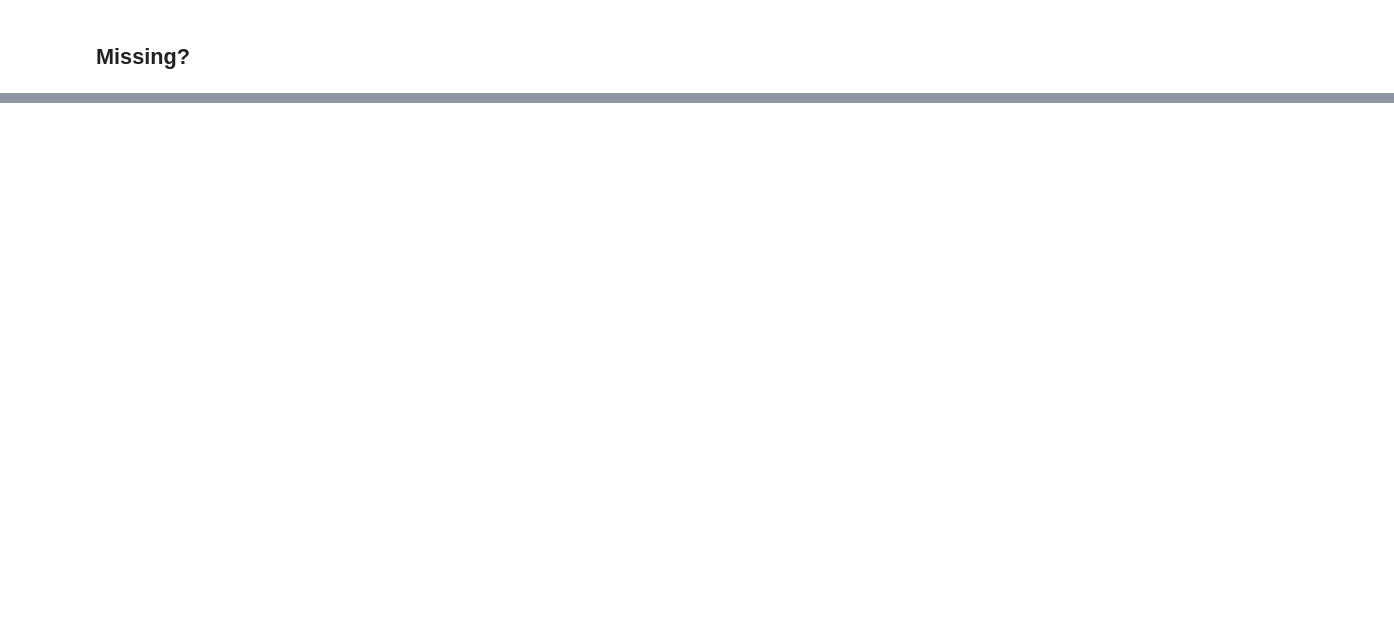
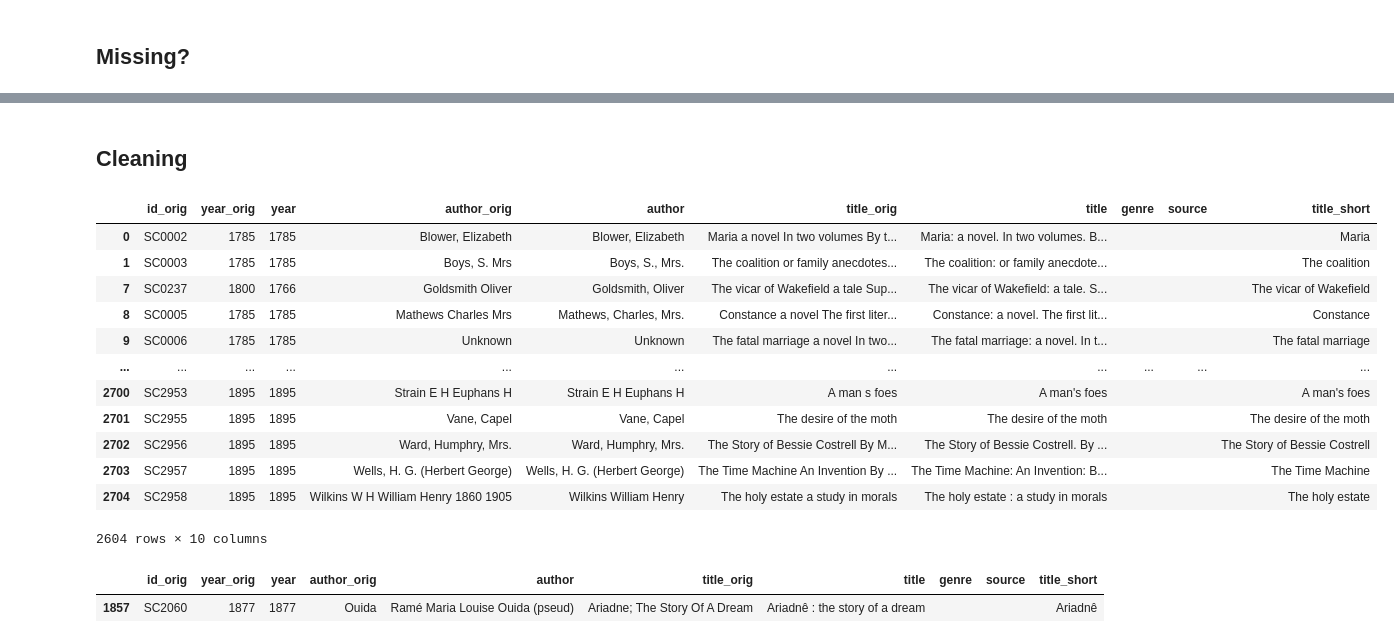
Before and after one commit to quadrismegistus/semanticcohort, a Jupyter notebook: Deduping and Matching Titles.ipynb, the cells around one changed output, grey strips where cells are left out. Saved outputs shown, nothing was run; the diff lists cells and outputs as text; code cells hidden in the pictures; blank space fills up the shorter version.

```diff
--- a/Deduping and Matching Titles.ipynb
+++ b/Deduping and Matching Titles.ipynb
@@ -156,0 +227,3 @@ ll.metadata[ll.metadata.title.str.contains('Evelina')]
+# %%
+scm_ll_dedup = scm_ll[~scm_ll.id_orig.isin(df_dups.id)]
+scm_ll_dedup
@@ -156,0 +280,15 @@ ll.metadata[ll.metadata.title.str.contains('Evelina')]
+# %%
+newdf = scm_ll_dedup[
+    [
+        'id_orig',
+        'year_orig',
+        'year',
+        'author_orig',
+        'author',
+        'title_orig',
+        'title',
+        'genre',
+        'source',
+    ]
+]
+newdf
@@ -156,0 +322,38 @@ ll.metadata[ll.metadata.title.str.contains('Evelina')]
+# %% [markdown]
+## Cleaning
+# %%
+def shorten_title(
+        title,
+        prfxs=['St.','Mr.','Mrs.','Dr.','Rev.'],
+        splits=[':',';',', or',', a ',', A ','/','.','[','(']):
+    for x in prfxs:
+        title=title.replace(x+' ', x[:-1]+' ')
+    for x in splits:
+        title=title.split(x)[0].strip()
+    return title
+# %%
+newdf['title']=newdf['title'].apply(fix)
+newdf['author']=newdf['author'].apply(fix)
+newdf['source']=newdf['source'].apply(fix)
+# %%
+newdf['title_short']=newdf.title.apply(shorten_title)
+newdf
+# %% [output]
+|  | id_orig | year_orig | year | author_orig | author | title_orig | title | genre | source | title_short |
+| 0 | SC0002 | 1785 | 1785 | Blower, Elizabeth | Blower, Elizabeth | Maria a novel In two volumes By t... | Maria: a novel. In two volumes. B... |  |  | Maria |
+| 1 | SC0003 | 1785 | 1785 | Boys, S. Mrs | Boys, S., Mrs. | The coalition or family anecdotes... | The coalition: or family anecdote... |  |  | The coalition |
+| 7 | SC0237 | 1800 | 1766 | Goldsmith Oliver | Goldsmith, Oliver | The vicar of Wakefield a tale Sup... | The vicar of Wakefield: a tale. S... |  |  | The vicar of Wakefield |
+| 8 | SC0005 | 1785 | 1785 | Mathews Charles Mrs | Mathews, Charles, Mrs. | Constance a novel The first liter... | Constance: a novel. The first lit... |  |  | Constance |
+| 9 | SC0006 | 1785 | 1785 | Unknown | Unknown | The fatal marriage a novel In two... | The fatal marriage: a novel. In t... |  |  | The fatal marriage |
+| ... | ... | ... | ... | ... | ... | ... | ... | ... | ... | ... |
+| 2700 | SC2953 | 1895 | 1895 | Strain E H Euphans H | Strain E H Euphans H | A man s foes | A man's foes |  |  | A man's foes |
+| 2701 | SC2955 | 1895 | 1895 | Vane, Capel | Vane, Capel | The desire of the moth | The desire of the moth |  |  | The desire of the moth |
+| 2702 | SC2956 | 1895 | 1895 | Ward, Humphry, Mrs. | Ward, Humphry, Mrs. | The Story of Bessie Costrell By M... | The Story of Bessie Costrell. By ... |  |  | The Story of Bessie Costrell |
+| 2703 | SC2957 | 1895 | 1895 | Wells, H. G. (Herbert George) | Wells, H. G. (Herbert George) | The Time Machine An Invention By ... | The Time Machine: An Invention: B... |  |  | The Time Machine |
+| 2704 | SC2958 | 1895 | 1895 | Wilkins W H William Henry 1860 1905 | Wilkins William Henry | The holy estate a study in morals | The holy estate : a study in morals |  |  | The holy estate |
+2604 rows × 10 columns
+# %%
+newdf[newdf.title.str.startswith('Ariad')]
+# %% [output]
+|  | id_orig | year_orig | year | author_orig | author | title_orig | title | genre | source | title_short |
+| 1857 | SC2060 | 1877 | 1877 | Ouida | Ramé Maria Louise Ouida (pseud) | Ariadne; The Story Of A Dream | Ariadnê : the story of a dream |  |  | Ariadnê |
```
Also changed, not shown: parts of 23 cells of this notebook, 1 other file.
